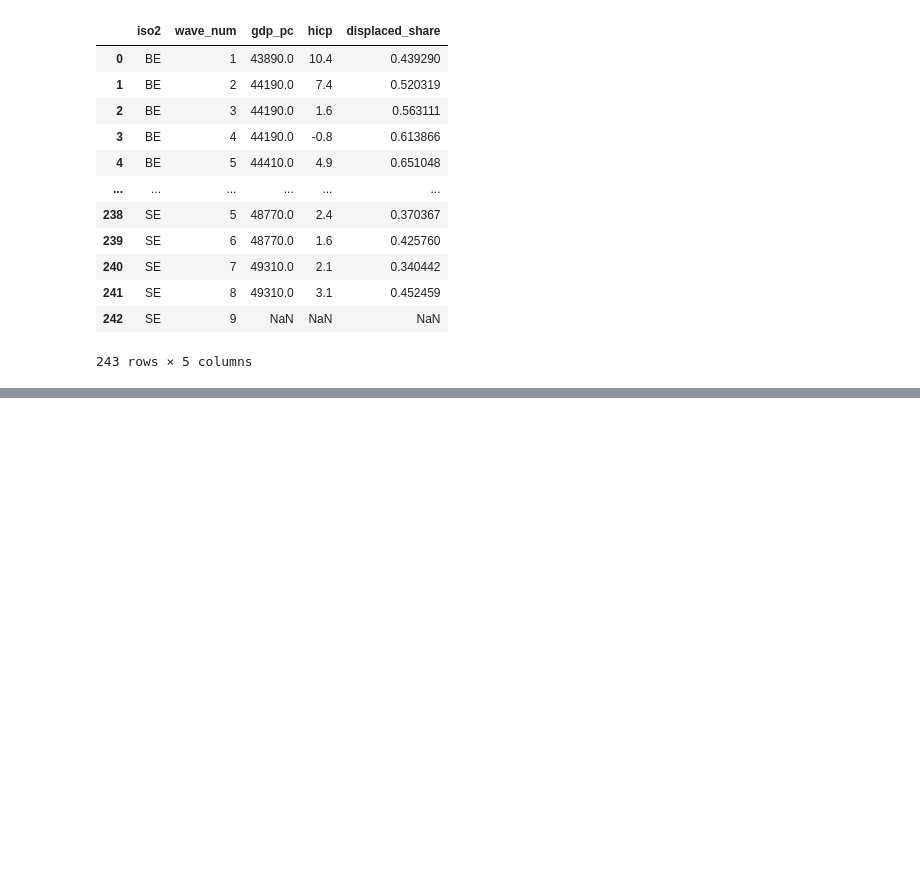
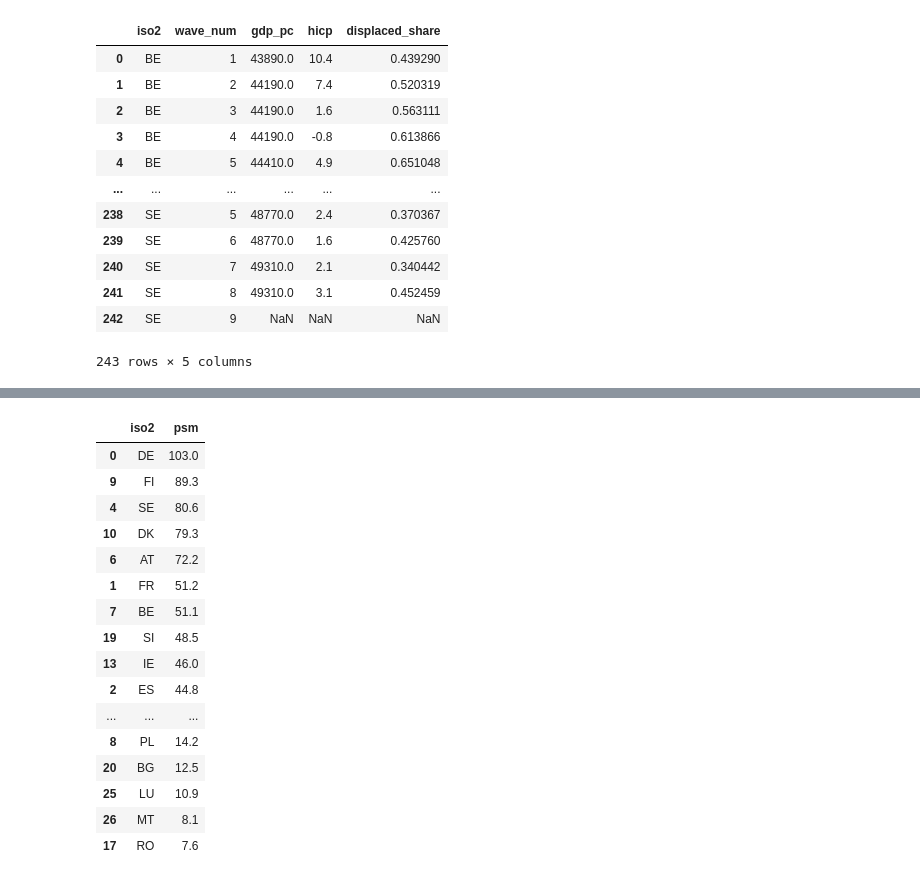
Before and after one commit to kam-eeel/pol380-research, a Jupyter notebook: analysis.ipynb, the cells around one changed output, grey strips where cells are left out. Saved outputs shown, nothing was run; the diff lists cells and outputs as text; code cells hidden in the pictures; blank space fills up the shorter version.

```diff
--- a/analysis.ipynb
+++ b/analysis.ipynb
@@ -312,0 +316,35 @@ controls
+# %%
+if os.path.exists("data/interim/psm.csv"):
+    psm = pd.read_csv("data/interim/psm.csv")
+else:
+    total_meur = {  # Figure 4, EUR million, 2021 (Malta 2019) — EL is Greece
+        "DE":8565.5,"FR":3469.3,"ES":2125.9,"IT":1819.8,"SE":836.3,"NL":697.2,"AT":645.2,
+        "BE":590.8,"PL":525.1,"FI":494.1,"DK":462.9,"CZ":311.4,"HU":282.2,"IE":233.0,
+        "EL":188.3,"PT":181.5,"HR":154.4,"RO":146.5,"SK":123.8,"SI":102.2,"BG":81.4,
+        "LT":52.3,"EE":41.1,"LV":35.4,"CY":34.0,"LU":6.9,"MT":4.2}
+
+    psm = pd.DataFrame([{"iso2": c, "psm": round(total_meur[c]*1e6/pop2021[c], 1)}
+                        for c in total_meur])
+    v = psm.set_index("iso2")["psm"]
+    assert abs(v["DE"]-103.0) < 0.6 and abs(v["RO"]-7.6) < 0.3, "PSM anchors failed"
+    psm.to_csv("data/interim/psm.csv", index=False)
+
+psm.sort_values("psm", ascending=False)
+# %% [output]
+|  | iso2 | psm |
+| 0 | DE | 103.0 |
+| 9 | FI | 89.3 |
+| 4 | SE | 80.6 |
+| 10 | DK | 79.3 |
+| 6 | AT | 72.2 |
+| 1 | FR | 51.2 |
+| 7 | BE | 51.1 |
+| 19 | SI | 48.5 |
+| 13 | IE | 46.0 |
+| 2 | ES | 44.8 |
+| ... | ... | ... |
+| 8 | PL | 14.2 |
+| 20 | BG | 12.5 |
+| 25 | LU | 10.9 |
+| 26 | MT | 8.1 |
+| 17 | RO | 7.6 |
```
Also changed, not shown: parts of 1 cell of this notebook.
